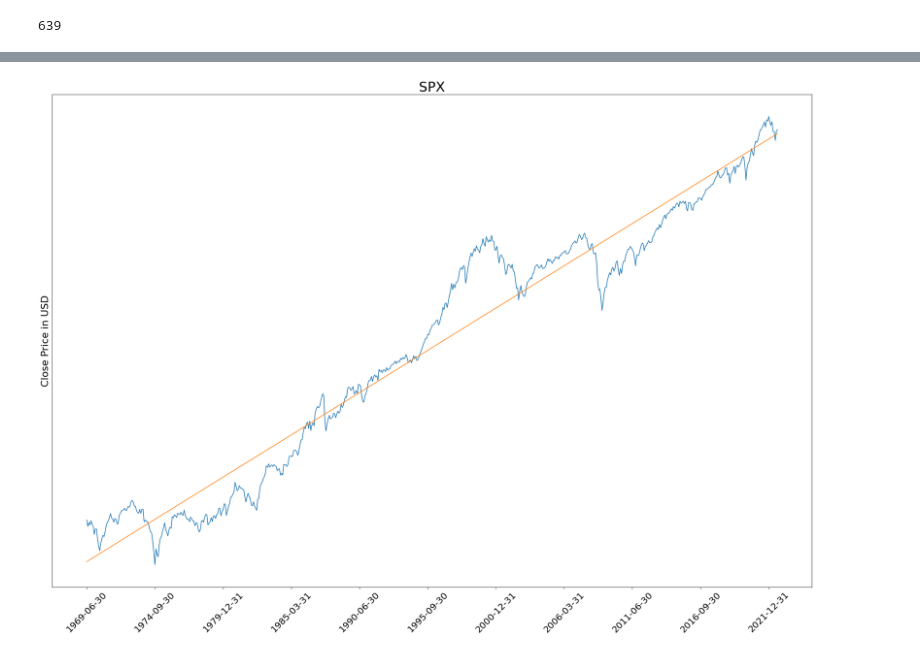
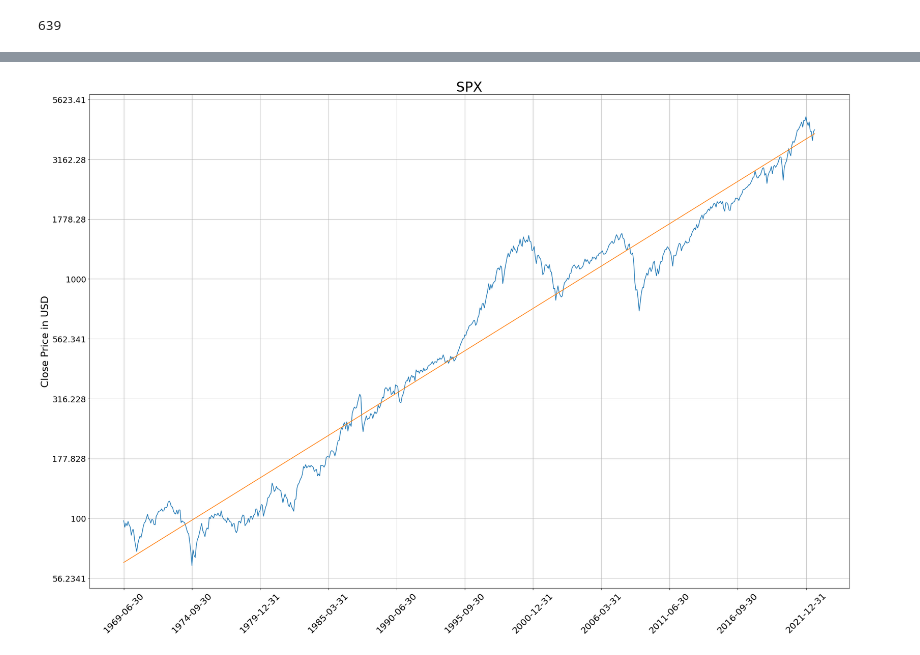
Before and after one commit to a1eaiactaest/notebooks, a Jupyter notebook: regression.ipynb, the cells around one changed output, grey strips where cells are left out. Saved outputs shown, nothing was run; the diff lists cells and outputs as text; code cells hidden in the pictures.

Commit message:
trendline is good, tickers are good

```diff
--- a/regression.ipynb
+++ b/regression.ipynb
@@ -44,6 +44,6 @@ len(csv)
 # common/lib.py:least_squares(X: List[Union[int,float]], Y: List[Union[int, float]]) -> Tuple[list, float, float]
 from common import least_squares
 # %%
-Y = np.log(df['Close'])*100
+Y = np.log10(df['Close'])
 X = range(df.shape[0])
 est, slope, y_intercept = least_squares(X, Y)
@@ -74,18 +84,20 @@ DATES_INTERVAL = df.shape[0]//10
 # %%
 fig, ax = plt.subplots(figsize=(30,20))
 plt.plot(range(df.shape[0]), Y)
 plt.plot(range(df.shape[0]), est)
 
 plt.yscale('linear')
-ax.yaxis.set_major_formatter(ticker.FuncFormatter(lambda y, _: '{:g}'.format(y)))
-ax.yaxis.set_major_locator(ticker.FixedLocator(fixed_ticks))
+ax.yaxis.set_major_formatter(ticker.FuncFormatter(lambda y, _: '{:g}'.format(10**y)))
+#ax.yaxis.set_major_locator(ticker.FixedLocator(fixed_ticks))
 
 
 plt.xticks(range(0, df.shape[0], DATES_INTERVAL), df['Date'].loc[::DATES_INTERVAL], rotation=45, fontsize=20)
 plt.yticks(fontsize=18)
 
+plt.grid(True)
 plt.title('SPX', fontsize=30)
 plt.ylabel('Close Price in USD', fontsize=22)
+
 plt.show()
 # %% [output]
-[figure, old version]
+[figure, new version]
```
Also changed, not shown: parts of 5 cells of this notebook.
